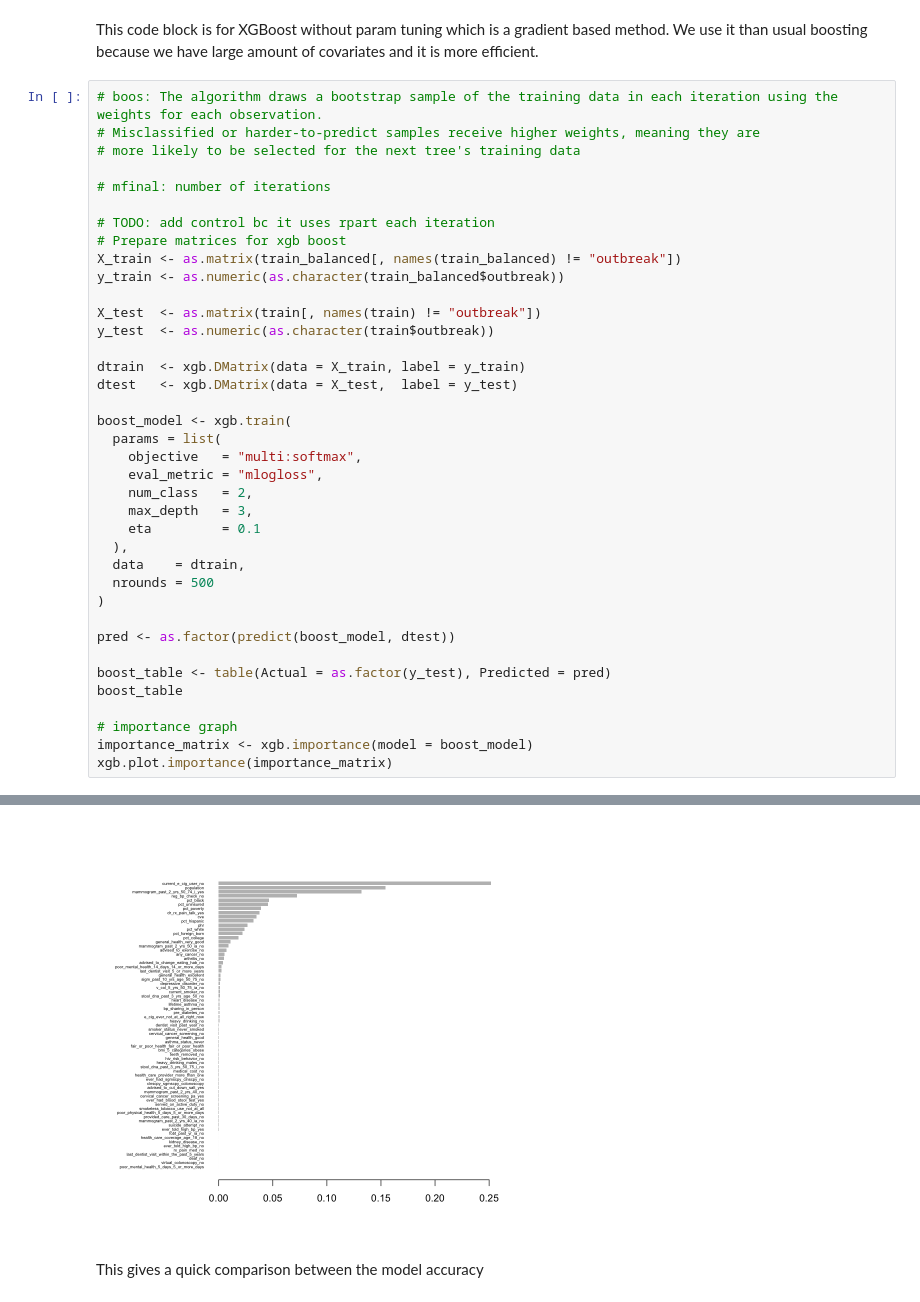
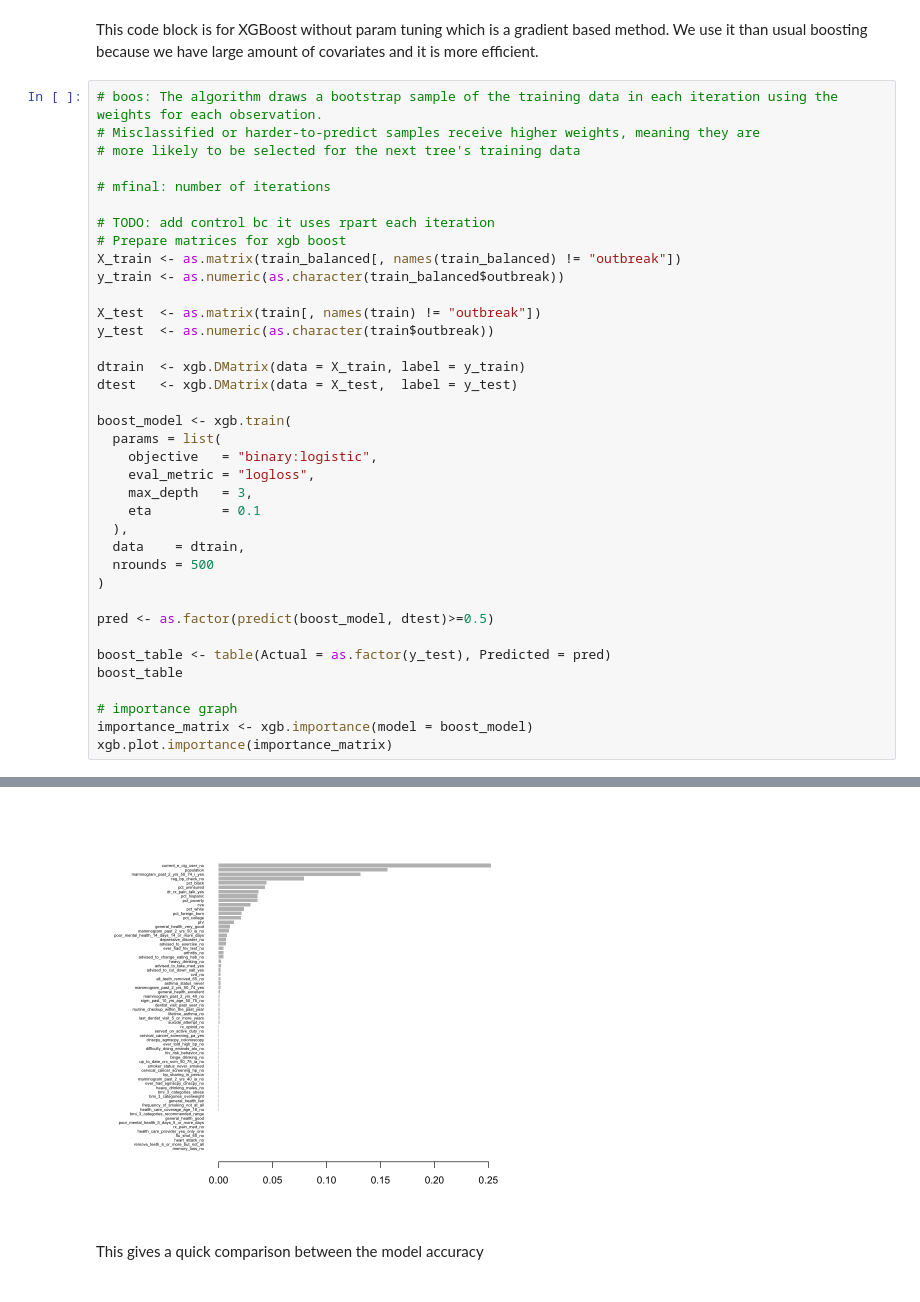
Before and after one commit to aichacamara/Measles-Outbreak-and-Public-Policy-Reluctance, a Jupyter notebook: 2026SU/classfication_tree.ipynb, the cells around one changed output, grey strips where cells are left out. Drawn from its saved outputs; the diff is of its cells as text.

```diff
--- a/2026SU/classfication_tree.ipynb
+++ b/2026SU/classfication_tree.ipynb
@@ -163,9 +163,8 @@ dtest   <- xgb.DMatrix(data = X_test,  label = y_test)
 
 boost_model <- xgb.train(
   params = list(
-    objective   = "multi:softmax",
-    eval_metric = "mlogloss",
-    num_class   = 2,
+    objective   = "binary:logistic",
+    eval_metric = "logloss",
     max_depth   = 3,
     eta         = 0.1
   ),
@@ -173,7 +172,7 @@ boost_model <- xgb.train(
   nrounds = 500
 )
 
-pred <- as.factor(predict(boost_model, dtest))
+pred <- as.factor(predict(boost_model, dtest)>=0.5)
 
 boost_table <- table(Actual = as.factor(y_test), Predicted = pred)
 boost_table
@@ -189,4 +188,4 @@ Actual   0   1
-[figure, old version]
+[figure, new version]
 # %% [markdown]
 This gives a quick comparison between the model accuracy
 # %%
```
Also changed, not shown: parts of 7 cells of this notebook, 2 other files.
